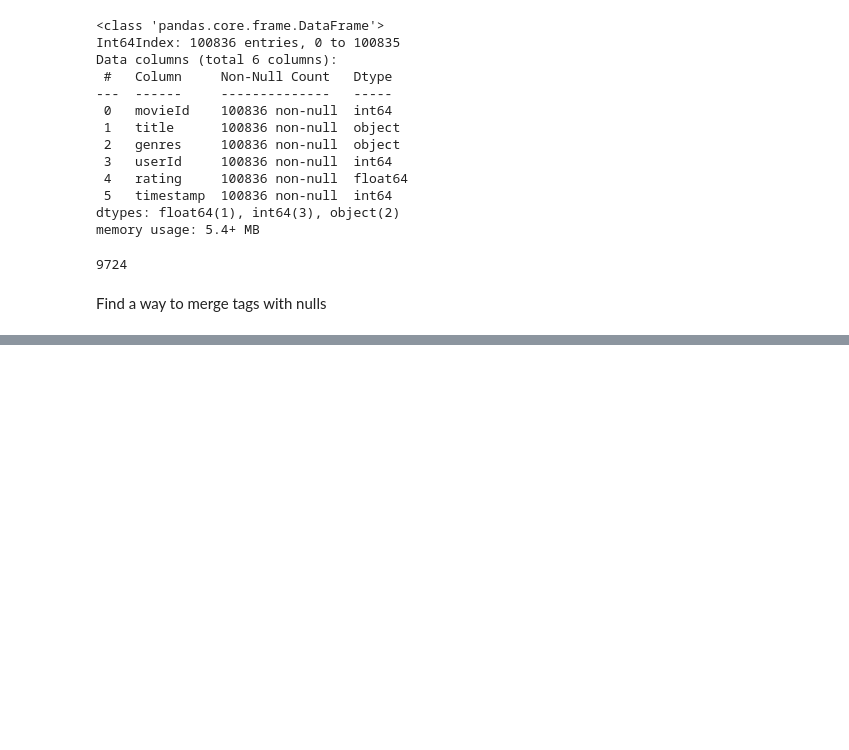
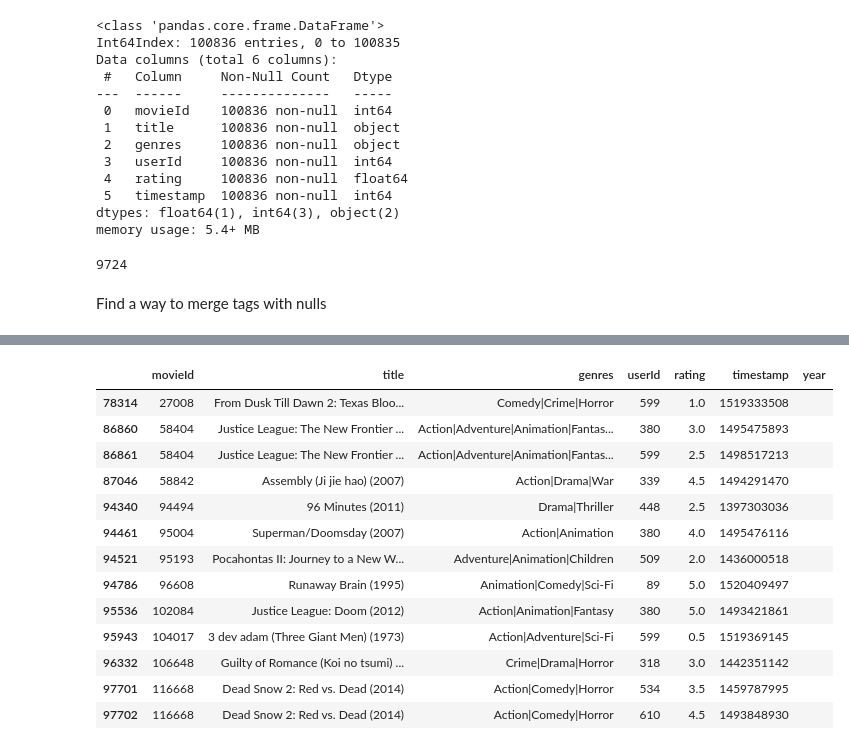
Before and after one commit to MackoyS/movielens-recommendation-system, a Jupyter notebook: movie_recc_system.ipynb, the cells around one changed output, grey strips where cells are left out. Drawn from its saved outputs; the diff is of its cells as text; code cells hidden in the pictures; blank space fills up the shorter version.

```diff
--- a/movie_recc_system.ipynb
+++ b/movie_recc_system.ipynb
@@ -156,3 +164,5 @@ movie['movieId'].nunique()
 9724
 # %% [markdown]
 Find a way to merge tags with nulls
+# %%
+movie['year'] = movie.title.str.split(" ").str.get(-1)
@@ -158,0 +178,2 @@ Find a way to merge tags with nulls
+# %%
+movie['title'] = movie.title.str.rsplit(' ',1).str[0]
@@ -158,0 +189,2 @@ Find a way to merge tags with nulls
+# %%
+movie['year'] = movie['year'].str.replace(r'[()]',"")
@@ -158,0 +247,17 @@ Find a way to merge tags with nulls
+# %%
+movie.loc[movie['year'] == '']
+# %% [output]
+|  | movieId | title | genres | userId | rating | timestamp | year |
+| 78314 | 27008 | From Dusk Till Dawn 2: Texas Bloo... | Comedy|Crime|Horror | 599 | 1.0 | 1519333508 |  |
+| 86860 | 58404 | Justice League: The New Frontier ... | Action|Adventure|Animation|Fantas... | 380 | 3.0 | 1495475893 |  |
+| 86861 | 58404 | Justice League: The New Frontier ... | Action|Adventure|Animation|Fantas... | 599 | 2.5 | 1498517213 |  |
+| 87046 | 58842 | Assembly (Ji jie hao) (2007) | Action|Drama|War | 339 | 4.5 | 1494291470 |  |
+| 94340 | 94494 | 96 Minutes (2011) | Drama|Thriller | 448 | 2.5 | 1397303036 |  |
+| 94461 | 95004 | Superman/Doomsday (2007) | Action|Animation | 380 | 4.0 | 1495476116 |  |
+| 94521 | 95193 | Pocahontas II: Journey to a New W... | Adventure|Animation|Children | 509 | 2.0 | 1436000518 |  |
+| 94786 | 96608 | Runaway Brain (1995) | Animation|Comedy|Sci-Fi | 89 | 5.0 | 1520409497 |  |
+| 95536 | 102084 | Justice League: Doom (2012) | Action|Animation|Fantasy | 380 | 5.0 | 1493421861 |  |
+| 95943 | 104017 | 3 dev adam (Three Giant Men) (1973) | Action|Adventure|Sci-Fi | 599 | 0.5 | 1519369145 |  |
+| 96332 | 106648 | Guilty of Romance (Koi no tsumi) ... | Crime|Drama|Horror | 318 | 3.0 | 1442351142 |  |
+| 97701 | 116668 | Dead Snow 2: Red vs. Dead (2014) | Action|Comedy|Horror | 534 | 3.5 | 1459787995 |  |
+| 97702 | 116668 | Dead Snow 2: Red vs. Dead (2014) | Action|Comedy|Horror | 610 | 4.5 | 1493848930 |  |
```
Also changed, not shown: parts of 25 cells of this notebook.
